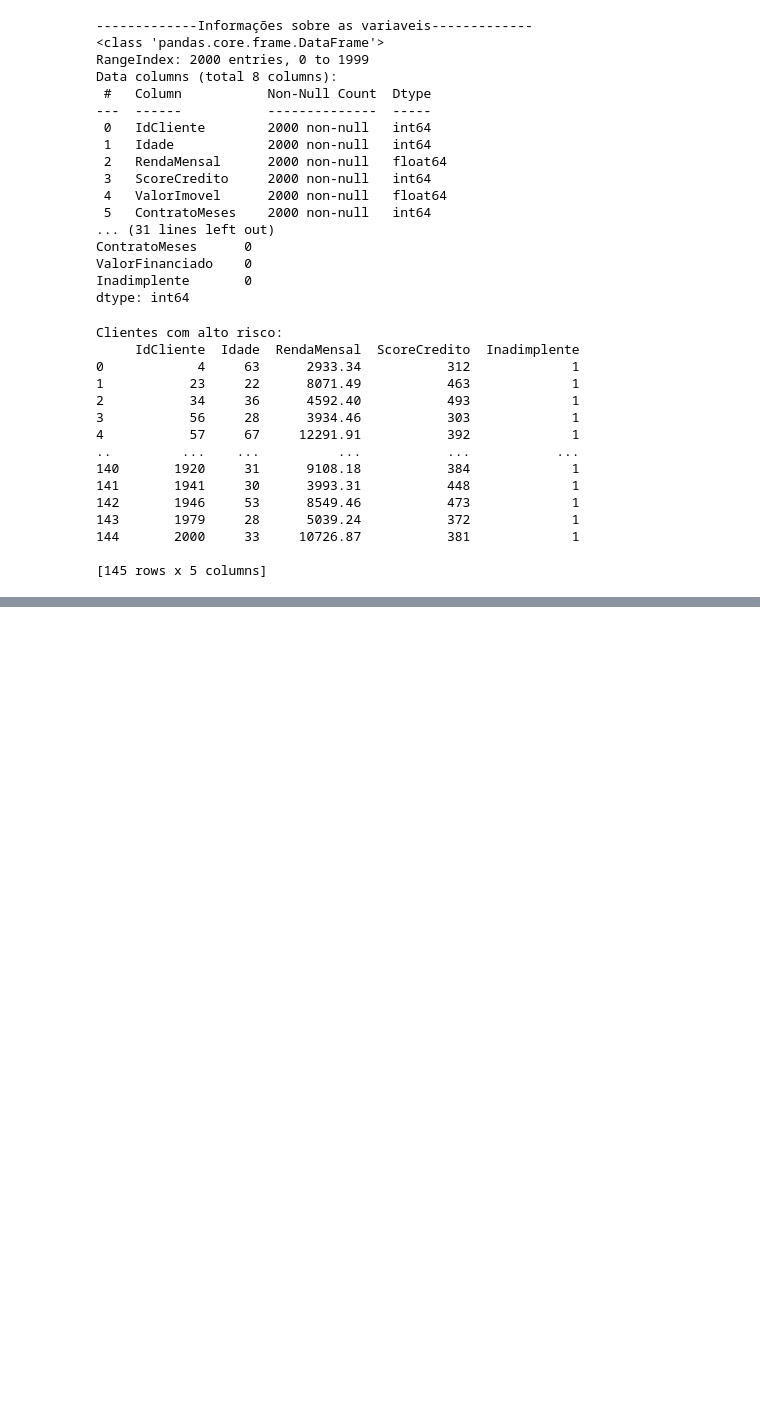
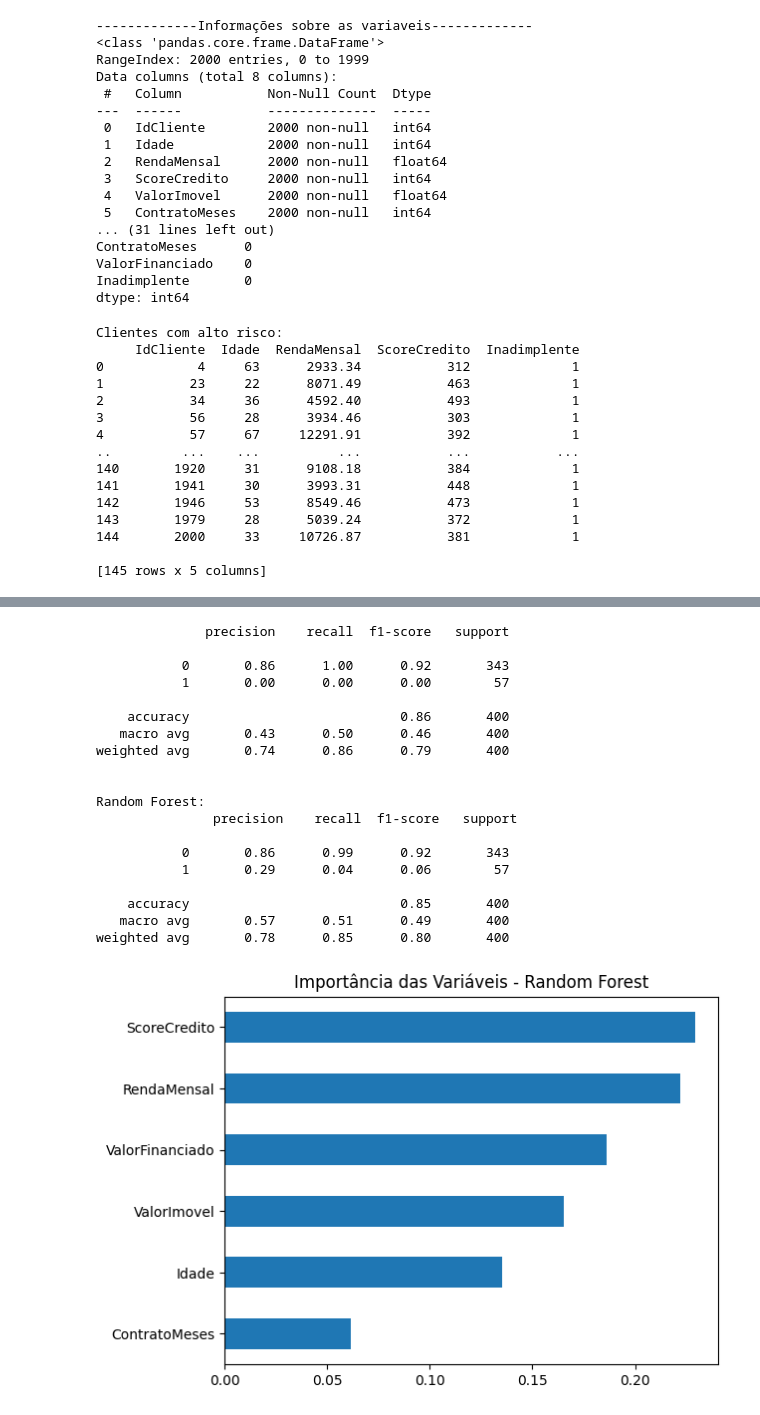
Before and after one commit to BailoMateus/Estagio-Bari, a Jupyter notebook: bari_case_final.ipynb, the cells around one changed output, grey strips where cells are left out. Cells and saved outputs as stored; diff of their text form; code cells hidden in the pictures; blank space fills up the shorter version.

```diff
--- a/bari_case_final.ipynb
+++ b/bari_case_final.ipynb
@@ -130,0 +193,63 @@ Clientes com alto risco:
+# %%
+# -----------------------------------
+# 7. Pre-processamento dos Dados
+# -----------------------------------
+X = df_sql.drop(columns=["IdCliente", "Inadimplente", "SLO"])
+y = df_sql["Inadimplente"]
+
+scaler = StandardScaler()
+X_scaled = scaler.fit_transform(X)
+
+X_train, X_test, y_train, y_test = train_test_split(X_scaled, y, test_size=0.2, random_state=42)
+# %%
+# -------------------------------
+# 8. Modelagem e Avaliação
+# -------------------------------
+# Modelo 1: Regressão Logística
+logreg = LogisticRegression()
+logreg.fit(X_train, y_train)
+y_pred_log = logreg.predict(X_test)
+#print("\nLogistic Regression:\n", classification_report(y_test, y_pred_log))
+print(classification_report(y_test, y_pred_log, zero_division=0))
+
+# Modelo 2: Random Forest
+rf = RandomForestClassifier(random_state=42, class_weight='balanced')
+rf.fit(X_train, y_train)
+y_pred_rf = rf.predict(X_test)
+print("\nRandom Forest:\n", classification_report(y_test, y_pred_rf))
+
+# Importância das variáveis
+importances = pd.Series(rf.feature_importances_, index=X.columns)
+importances.sort_values().plot(kind="barh")
+plt.title("Importância das Variáveis - Random Forest")
+plt.show()
+
+# Curva ROC
+fpr, tpr, _ = roc_curve(y_test, rf.predict_proba(X_test)[:,1])
+plt.plot(fpr, tpr, label="Random Forest")
+plt.xlabel("False Positive Rate")
+plt.ylabel("True Positive Rate")
+plt.title("Curva ROC")
+plt.legend()
+plt.show()
+# %% [output]
+              precision    recall  f1-score   support
+
+           0       0.86      1.00      0.92       343
+           1       0.00      0.00      0.00        57
+
+    accuracy                           0.86       400
+   macro avg       0.43      0.50      0.46       400
+weighted avg       0.74      0.86      0.79       400
+
+
+Random Forest:
+               precision    recall  f1-score   support
+
+           0       0.86      0.99      0.92       343
+           1       0.29      0.04      0.06        57
+
+    accuracy                           0.85       400
+   macro avg       0.57      0.51      0.49       400
+weighted avg       0.78      0.85      0.80       400
+[figure, added]
```
Also changed, not shown: parts of 5 cells of this notebook.
